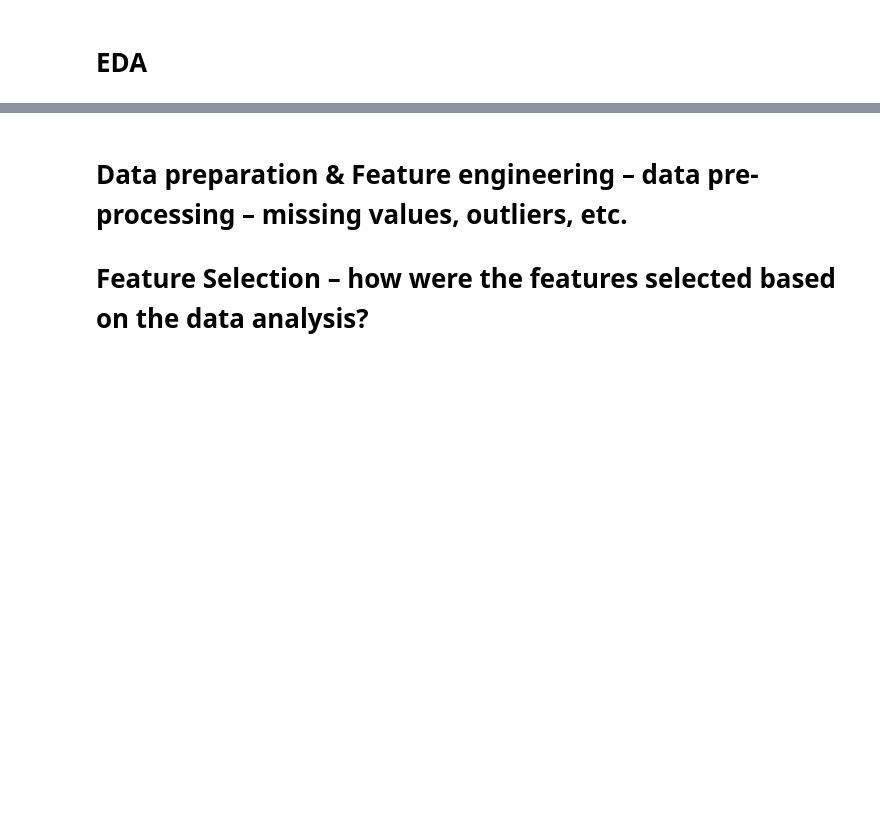
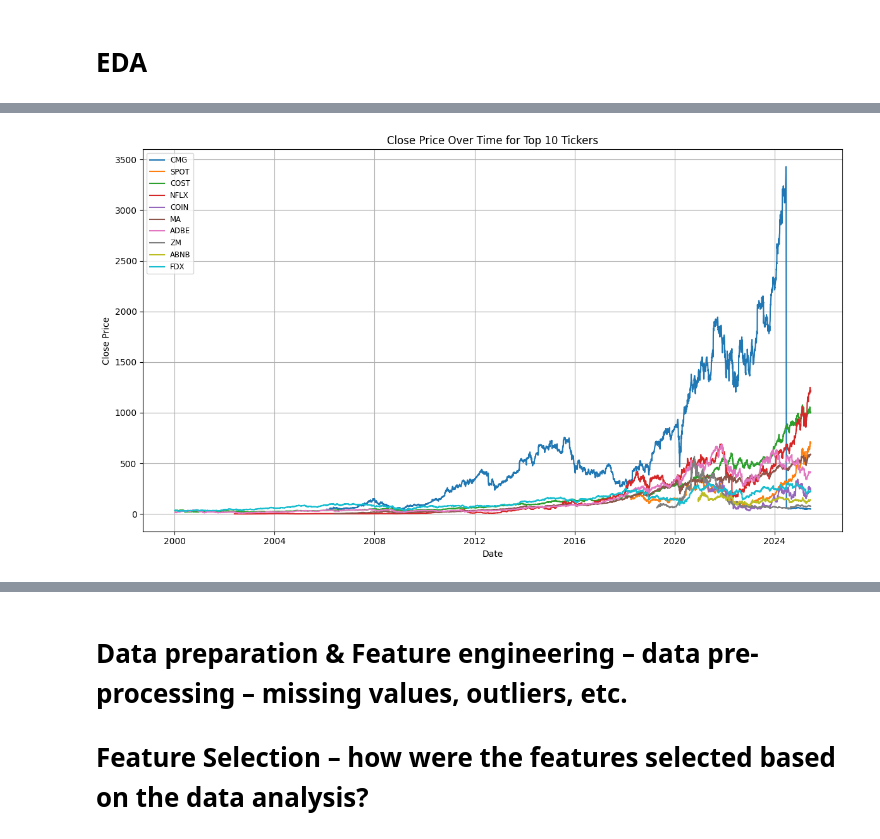
Before and after one commit to Anitra-Hernandez/AAI510_Group6Project, a Jupyter notebook: FinalProject_1.ipynb, the cells around one changed output, grey strips where cells are left out. Cells and saved outputs as stored; diff of their text form; code cells hidden in the pictures; blank space fills up the shorter version.

```diff
--- a/FinalProject_1.ipynb
+++ b/FinalProject_1.ipynb
@@ -9,2 +16,4 @@
 # %% [markdown]
 # EDA
+# %%
+df =  pd.read_csv('World-Stock-Prices-Dataset.csv')
@@ -10,0 +47,2 @@
+# %%
+df['Date'] = pd.to_datetime(df['Date'], utc=True)
@@ -10,0 +67,6 @@
+# %%
+
+df_filtered = df.copy()
+df_filtered = df_filtered[df_filtered["Country"] == "usa"]
+df_filtered = df_filtered.drop(['Brand_Name', 'Capital Gains', 'Country', 'Industry_Tag', 'Stock Splits', 'Dividends'], axis=1)
+df_filtered.head()
@@ -10,0 +80,3 @@
+# %%
+df_filtered.set_index('Date', inplace=True)
+df_filtered.head()
@@ -10,0 +102,22 @@
+# %%
+top_tickers = (
+    df_filtered.groupby("Ticker")["Close"]
+    .mean()
+    .nlargest(10)
+    .index
+)
+
+plt.figure(figsize=(12, 7))
+for ticker in top_tickers:
+    df_ticker = df_filtered[df_filtered["Ticker"] == ticker]
+    plt.plot(df_ticker.index, df_ticker["Close"], label=ticker)
+
+plt.xlabel("Date")
+plt.ylabel("Close Price")
+plt.title("Close Price Over Time for Top 10 Tickers")
+plt.legend(loc="upper left", fontsize="small")
+plt.grid(True)
+plt.tight_layout()
+plt.show()
+# %% [output]
+[figure, added]
```
Also changed, not shown: parts of 18 cells of this notebook.
